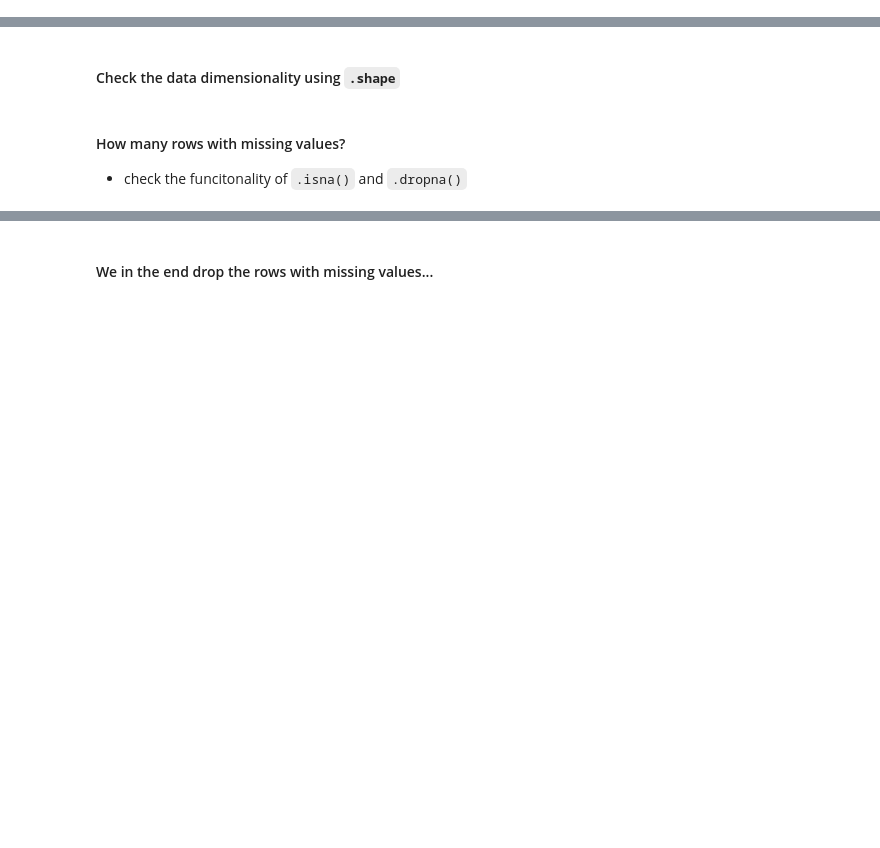
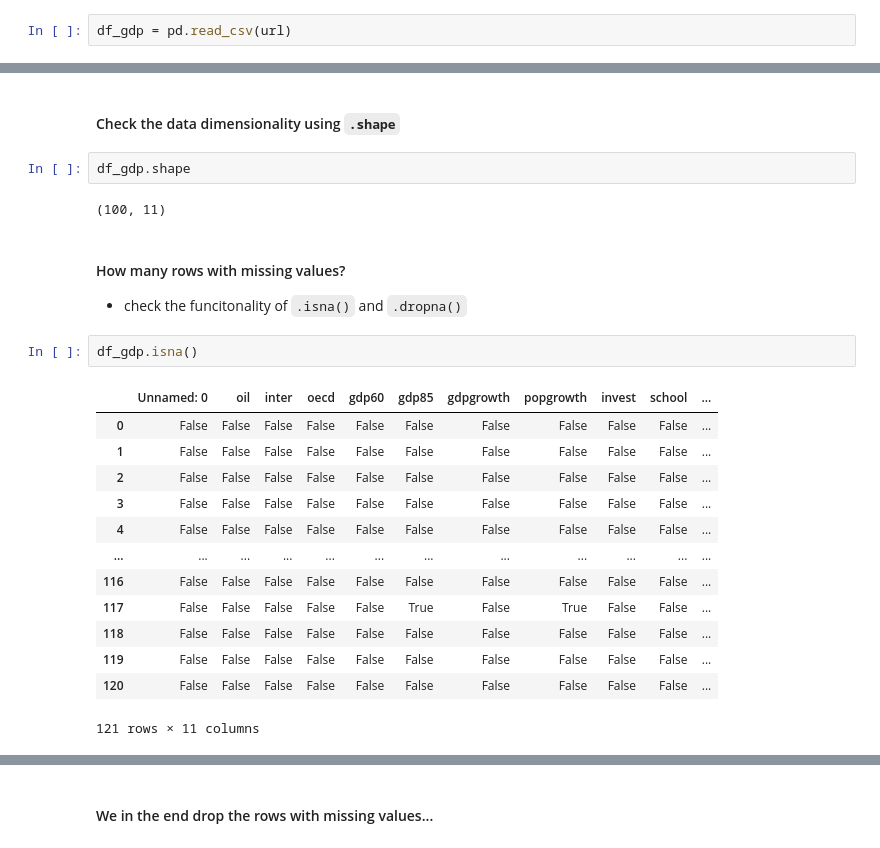
Before and after one commit to zeitgeist-hash/GV918-Week04, a Jupyter notebook: Week_04_Class_Exercise_1.ipynb, the cells around one changed output, grey strips where cells are left out. Cells and saved outputs as stored; diff of their text form; blank space fills up the shorter version.

```diff
--- a/Week_04_Class_Exercise_1.ipynb
+++ b/Week_04_Class_Exercise_1.ipynb
@@ -25,3 +25,5 @@ import pandas as pd
 import numpy as np
 # %% [markdown]
 # Read the data
+# %%
+df_gdp = pd.read_csv(url)
@@ -29,7 +40,27 @@ import numpy as np
 # Data wrangling
 # %% [markdown]
 #### Check the data dimensionality using `.shape`
+# %%
+df_gdp.shape
+# %% [output]
+(100, 11)
 # %% [markdown]
 #### How many rows with missing values?
 
 - check the funcitonality of `.isna()` and `.dropna()`
+# %%
+df_gdp.isna()
+# %% [output]
+|  | Unnamed: 0 | oil | inter | oecd | gdp60 | gdp85 | gdpgrowth | popgrowth | invest | school | ... |
+| 0 | False | False | False | False | False | False | False | False | False | False | ... |
+| 1 | False | False | False | False | False | False | False | False | False | False | ... |
+| 2 | False | False | False | False | False | False | False | False | False | False | ... |
+| 3 | False | False | False | False | False | False | False | False | False | False | ... |
+| 4 | False | False | False | False | False | False | False | False | False | False | ... |
+| ... | ... | ... | ... | ... | ... | ... | ... | ... | ... | ... | ... |
+| 116 | False | False | False | False | False | False | False | False | False | False | ... |
+| 117 | False | False | False | False | False | True | False | True | False | False | ... |
+| 118 | False | False | False | False | False | False | False | False | False | False | ... |
+| 119 | False | False | False | False | False | False | False | False | False | False | ... |
+| 120 | False | False | False | False | False | False | False | False | False | False | ... |
+121 rows × 11 columns
```
Also changed, not shown: parts of 14 cells of this notebook.
